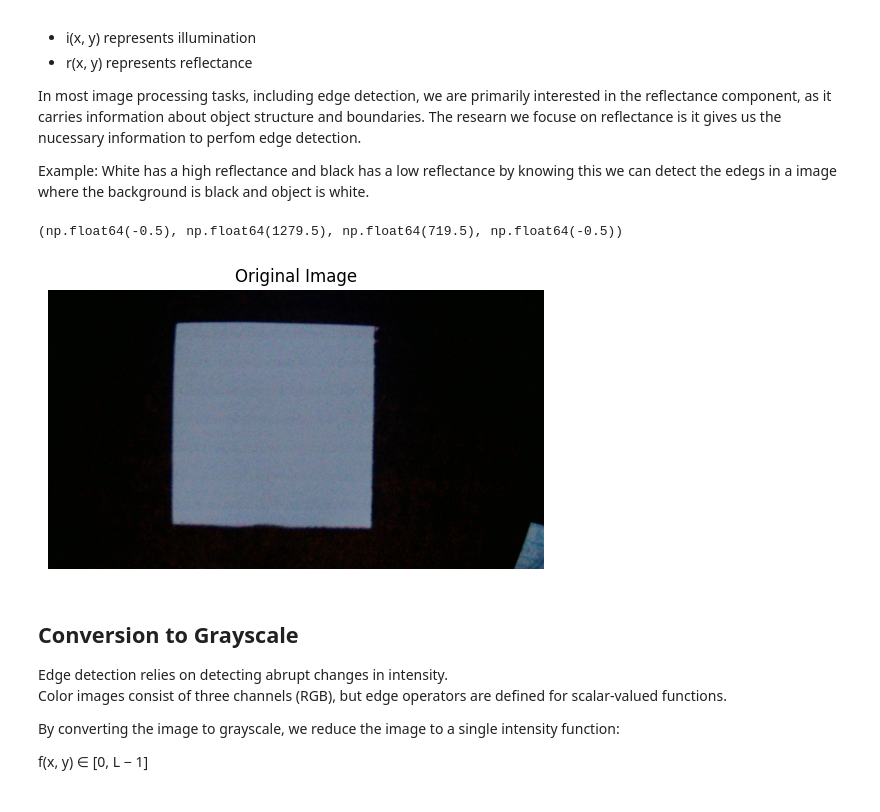
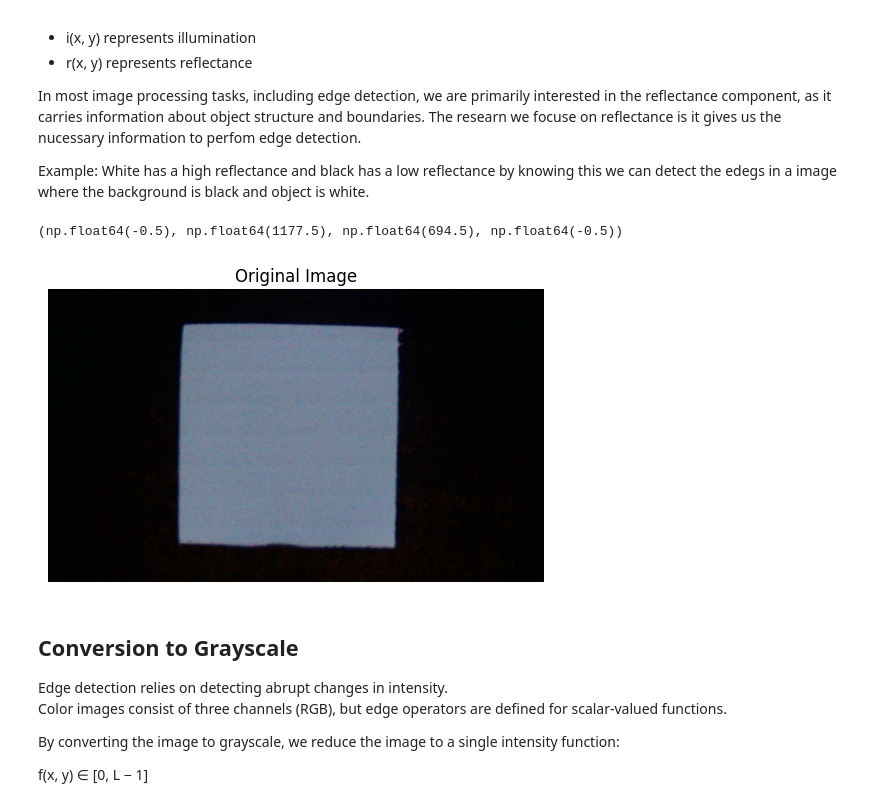
Before and after one commit to ChiriKamau/notebooks, a Jupyter notebook: edge_detection_.ipynb, the cells around one changed output. Saved outputs shown, nothing was run; the diff lists cells and outputs as text; code cells hidden in the pictures.

```diff
--- a/edge_detection_.ipynb
+++ b/edge_detection_.ipynb
@@ -35,26 +35,26 @@ Example: White has a high reflectance and black has a low reflectance by knowing
 # %%
 import cv2
 import numpy as np
 from matplotlib import pyplot as plt
 
 # Raw GitHub image URL
-image_url = "https://raw.githubusercontent.com/ChiriKamau/notebooks/main/capture2.jpg"
+image_url = "https://raw.githubusercontent.com/ChiriKamau/notebooks/main/cropped_capture2.jpg"
 
 # Read image from URL
 image_data = cv2.imdecode(
     np.asarray(bytearray(__import__("urllib").request.urlopen(image_url).read()), dtype=np.uint8),
     cv2.IMREAD_COLOR
 )
 
 # Convert BGR → RGB for correct display
 image_rgb = cv2.cvtColor(image_data, cv2.COLOR_BGR2RGB)
 
 plt.imshow(image_rgb)
 plt.title("Original Image")
 plt.axis("off")
 # %% [output]
-(np.float64(-0.5), np.float64(1279.5), np.float64(719.5), np.float64(-0.5))
+(np.float64(-0.5), np.float64(1177.5), np.float64(694.5), np.float64(-0.5))
-[figure, old version]
+[figure, new version]
 # %% [markdown]
 ## Conversion to Grayscale
 
```
Also changed, not shown: parts of 13 cells of this notebook.
